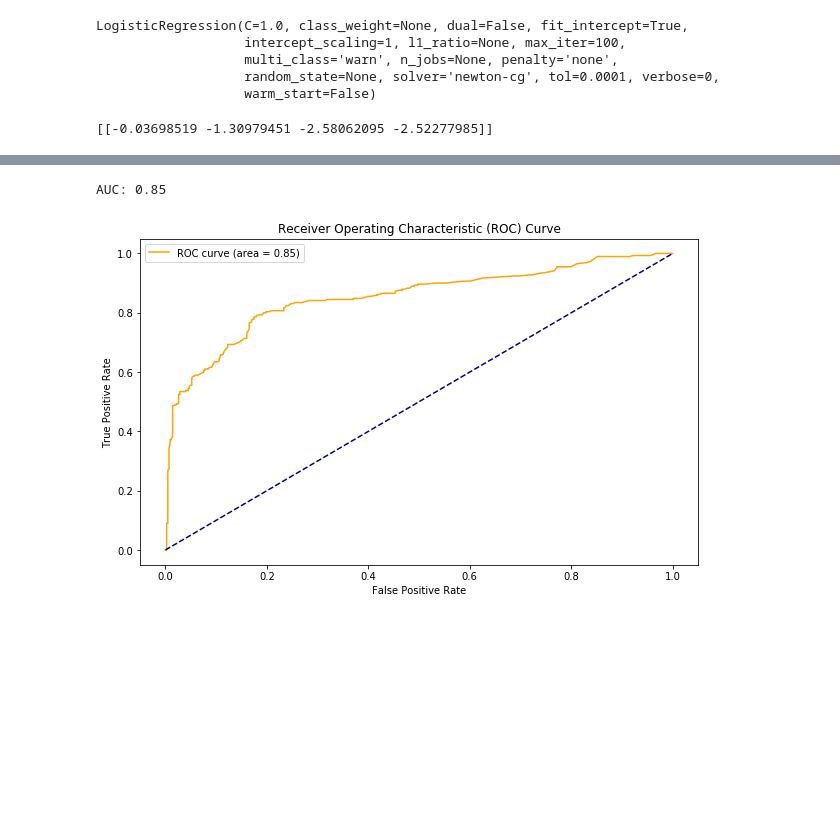
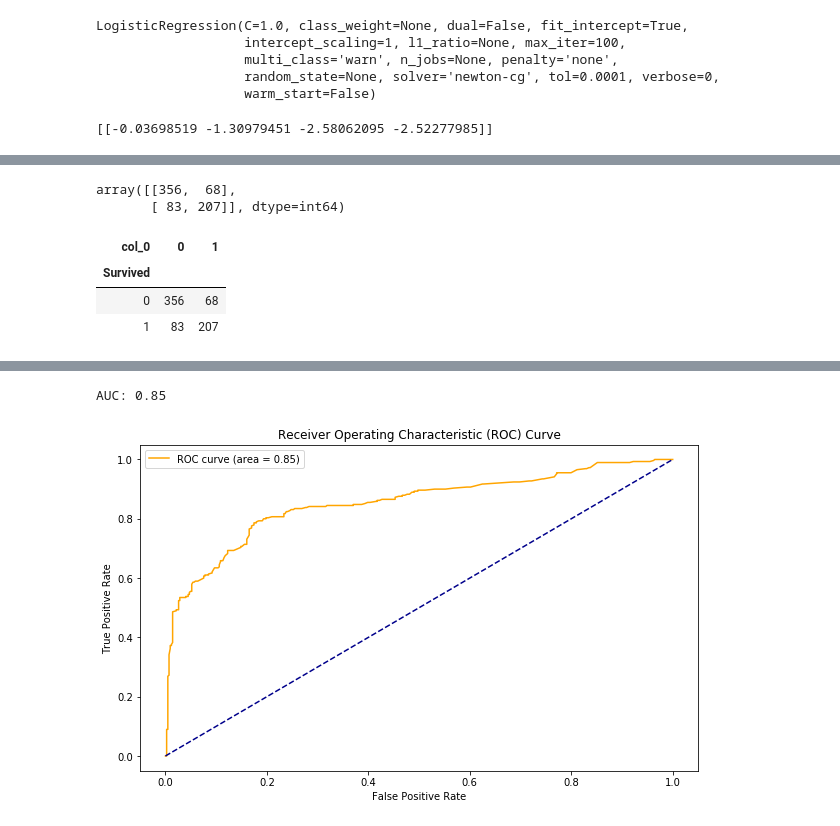
Before and after one commit to neylsoncrepalde/analytics, a Jupyter notebook: 2019_aula05.ipynb, the cells around one changed output, grey strips where cells are left out. Saved outputs shown, nothing was run; the diff lists cells and outputs as text; code cells hidden in the pictures; blank space fills up the shorter version.

```diff
--- a/2019_aula05.ipynb
+++ b/2019_aula05.ipynb
@@ -178,0 +188,12 @@ yhat = yhat[:, 1] # manter somente para a classe positiva
+# %%
+confusion_matrix(y, model.predict(X)) # usando a função do sklearn
+# %% [output]
+array([[356,  68],
+       [ 83, 207]], dtype=int64)
+# %%
+pd.crosstab(y, model.predict(X))  # fazendo "na mão"
+# %% [output]
+| col_0 | 0 | 1 |
+| Survived |  |  |
+| 0 | 356 | 68 |
+| 1 | 83 | 207 |
```
Also changed, not shown: parts of 19 cells of this notebook.
